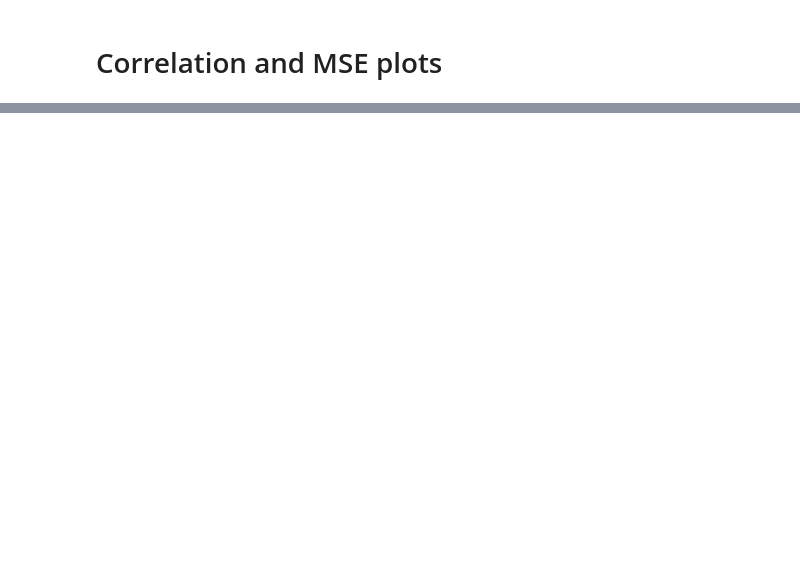
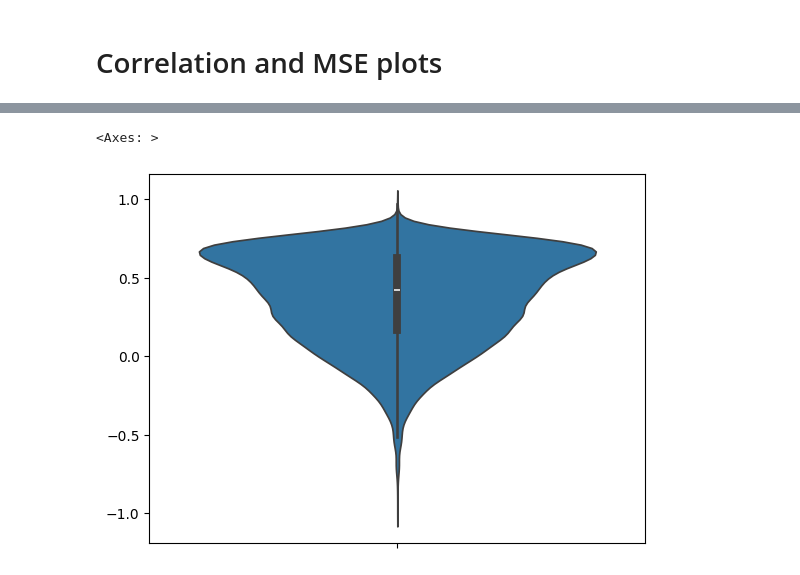
Before and after one commit to Alexander-Broadley/Zhang_lab_rotation, a Jupyter notebook: MML_model/model_evaluation/MML_results_plots.ipynb, the cells around one changed output, grey strips where cells are left out. Cells and saved outputs as stored; diff of their text form; code cells hidden in the pictures; blank space fills up the shorter version.

```diff
--- a/MML_model/model_evaluation/MML_results_plots.ipynb
+++ b/MML_model/model_evaluation/MML_results_plots.ipynb
@@ -143 +35,6 @@ genewise_correlations
+# %%
+sns.violinplot(np.sort(genewise_correlations[genewise_correlations['dataset'] == 'Train']['pearsons']))
+# %% [output]
+<Axes: >
+[figure, added]
 # %%
```
Also changed, not shown: parts of 26 cells of this notebook, 3 other files.
